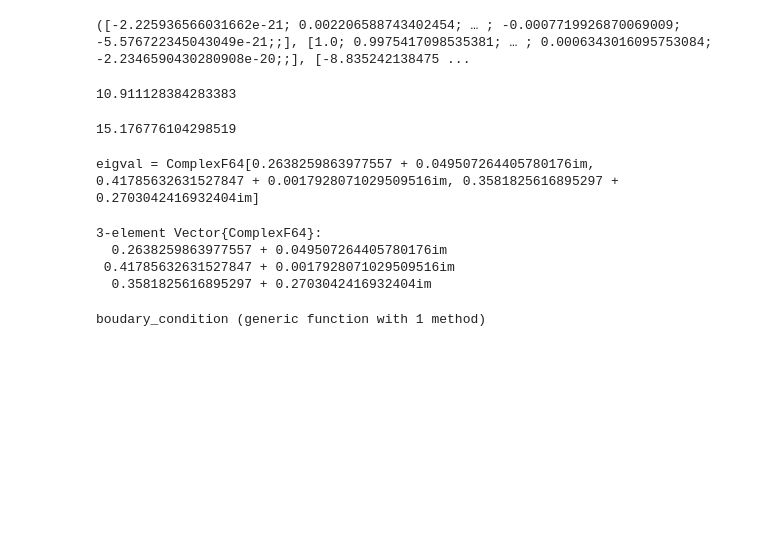
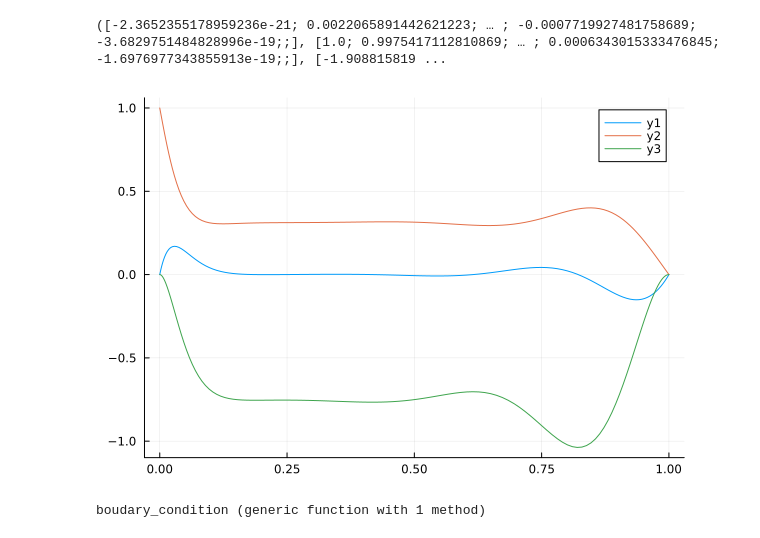
Before and after one commit to HaojieZhang917/compressible_bek, a Jupyter notebook: TwoDisk/stability.ipynb, the cells around one changed output. Saved outputs shown, nothing was run; the diff lists cells and outputs as text; code cells hidden in the pictures; blank space fills up the shorter version.

```diff
--- a/TwoDisk/stability.ipynb
+++ b/TwoDisk/stability.ipynb
@@ -14,19 +14,18 @@ N_cheb = 129
 mode = 1
 Ro = - 1.0
 Co = 2 - Ro - Ro^2
-u0,v0,w0,du0,dv0,x = CRC_BF.BaseFlow(Res,Ro,mode)
+Ts = 0
+u0,v0,w0,du0,dv0,x = CRC_BF.BaseFlow(Res,Ro,Ts,mode)
 D,D2,z = CRC_BF.Cheb(N_cheb,mode)
 F,G,H = CRC_BF.interp(u0,v0,w0,z,N_cheb,mode)
 # %% [output]
-([-2.225936566031662e-21; 0.002206588743402454; … ; -0.0007719926870069009; -5.576722345043049e-21;;], [1.0; 0.9975417098535381; … ; 0.0006343016095753084; -2.2346590430280908e-20;;], [-8.835242138475 ...
+([-2.3652355178959236e-21; 0.0022065891442621223; … ; -0.0007719927481758689; -3.6829751484828996e-19;;], [1.0; 0.9975417112810869; … ; 0.0006343015333476845; -1.6976977343855913e-19;;], [-1.908815819 ...
-# %%
-atand(0.08,0.415)
-# %% [output]
-10.911128384283383
-# %%
-2pi/0.414
-# %% [output]
-15.176776104298519
+# %%
+plot(z,F)
+plot!(z,G)
+plot!(z,H)
+# %% [output]
+[figure, added]
 # %%
 R = 278.6
 be = 0.08
@@ -41,12 +40,6 @@ nep = PEP([L0,L1,L2]);
 eigval,eigvec = iar(nep, σ = c, neigs = 3,maxit = 500 , tol=1e-14)
 vel = eig_full(eigvec,N_cheb,1)
 @show eigval
-# %% [output]
-eigval = ComplexF64[0.2638259863977557 + 0.049507264405780176im, 0.41785632631527847 + 0.0017928071029509516im, 0.3581825616895297 + 0.2703042416932404im]
-3-element Vector{ComplexF64}:
-  0.2638259863977557 + 0.049507264405780176im
- 0.41785632631527847 + 0.0017928071029509516im
-  0.3581825616895297 + 0.2703042416932404im
 # %%
 plot(z,abs.(vel[1]))
 plot!(z,abs.(vel[2]))
```
Also changed, not shown: parts of 3 cells of this notebook, 8 other files.
